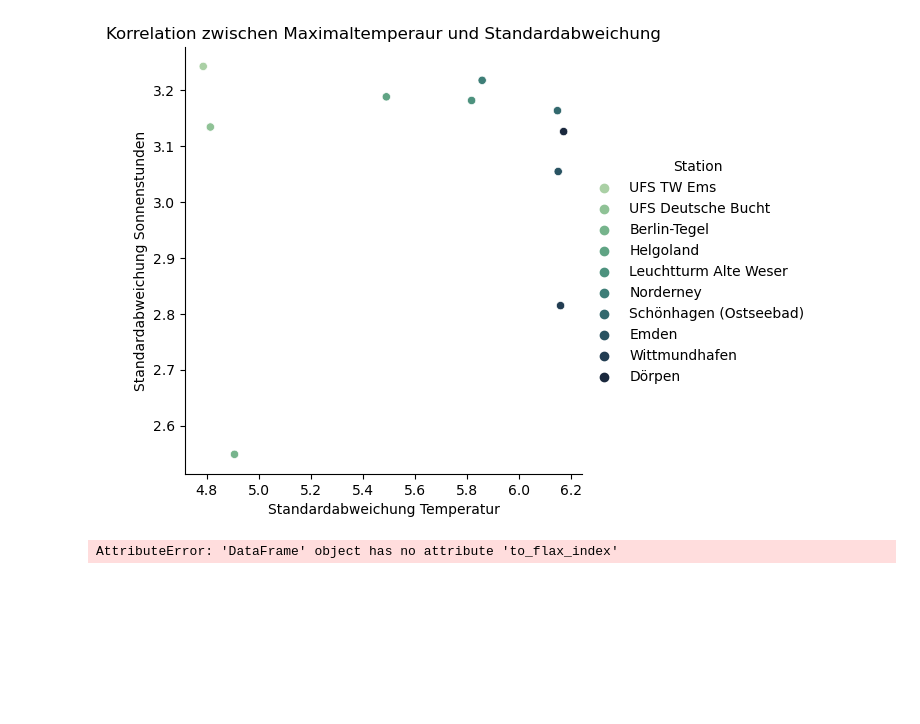
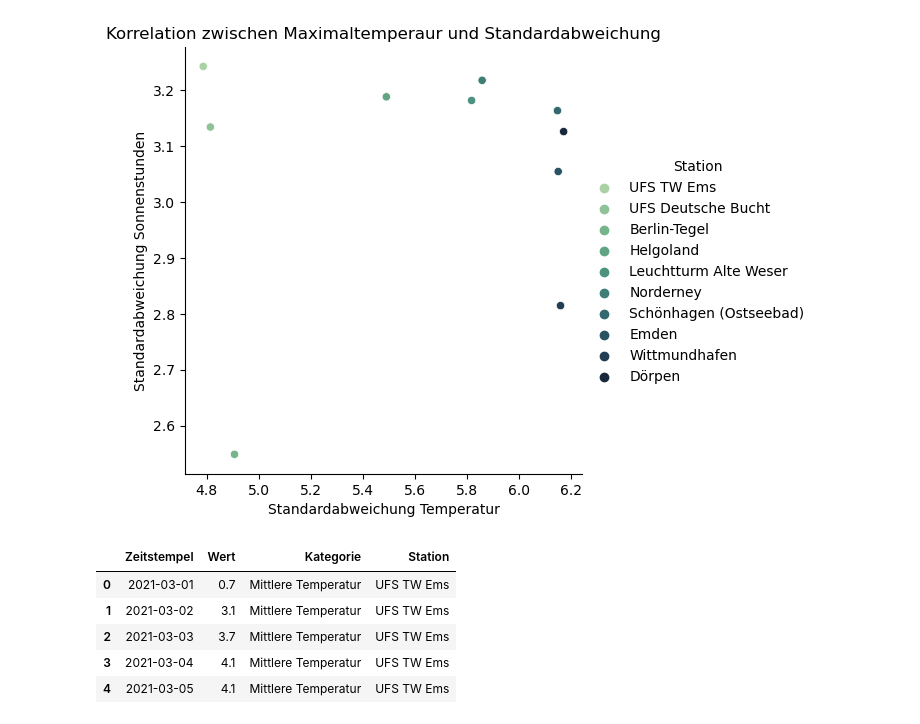
Before and after one commit to Gizmo-Labs/Statistical-Computing, a Jupyter notebook: Data-Analysis.ipynb, the cells around one changed output. Drawn from its saved outputs; the diff is of its cells as text; code cells hidden in the pictures; blank space fills up the shorter version.

```diff
--- a/Data-Analysis.ipynb
+++ b/Data-Analysis.ipynb
@@ -182,11 +182,23 @@ plot.set(title="Korrelation zwischen Maximaltemperaur und Standardabweichung", x
 # %%
 # Maximalwert aller Stationen, absteigend, sortiert nach Jahr und Monat
 #df_rolling = df_mean.groupby([df_mean["Zeitstempel"].dt.year, df_mean["Zeitstempel"].dt.month, "Station"])[["Wert"]].max().sort_values(by="Wert", ascending=False).dropna()
 
 # Maximalwert aller Stationen, absteigend, sortiert nach Jahr und Monat
-#df_rolling = df_mean.groupby(["Station", df_mean["Zeitstempel"].dt.month, df_mean["Zeitstempel"].dt.year])[["Wert"]].mean()
-df_rolling = df_temp.groupby(["Station", df_temp["Zeitstempel"].dt.year, df_temp["Zeitstempel"].dt.month])[["Wert"]].mean()
 
-df_rolling = df_rolling.to_flax_index()
+df_rolling = df_temp.reset_index(drop=True)
+df_rolling = df_rolling.loc[((df_rolling['Station'] == "UFS TW Ems"))].reset_index(drop=True)
+
+
+#df_rolling = df_temp.groupby(["Station", df_mean["Zeitstempel"].dt.year, df_mean["Zeitstempel"].dt.month])[["Wert"]].mean()
+#df_calc_temp = df_temp.groupby(["Station"])[["Wert"]].agg(['min', 'max', 'mean', 'var', 'std']).sort_values(by=('Wert','std'),ascending=True).reset_index()
+
+#df_rolling.info
+
+df_rolling.head()
 # %% [output]
-AttributeError: 'DataFrame' object has no attribute 'to_flax_index'
+|  | Zeitstempel | Wert | Kategorie | Station |
+| 0 | 2021-03-01 | 0.7 | Mittlere Temperatur | UFS TW Ems |
+| 1 | 2021-03-02 | 3.1 | Mittlere Temperatur | UFS TW Ems |
+| 2 | 2021-03-03 | 3.7 | Mittlere Temperatur | UFS TW Ems |
+| 3 | 2021-03-04 | 4.1 | Mittlere Temperatur | UFS TW Ems |
+| 4 | 2021-03-05 | 4.1 | Mittlere Temperatur | UFS TW Ems |
```
Also changed, not shown: parts of 2 cells of this notebook.
